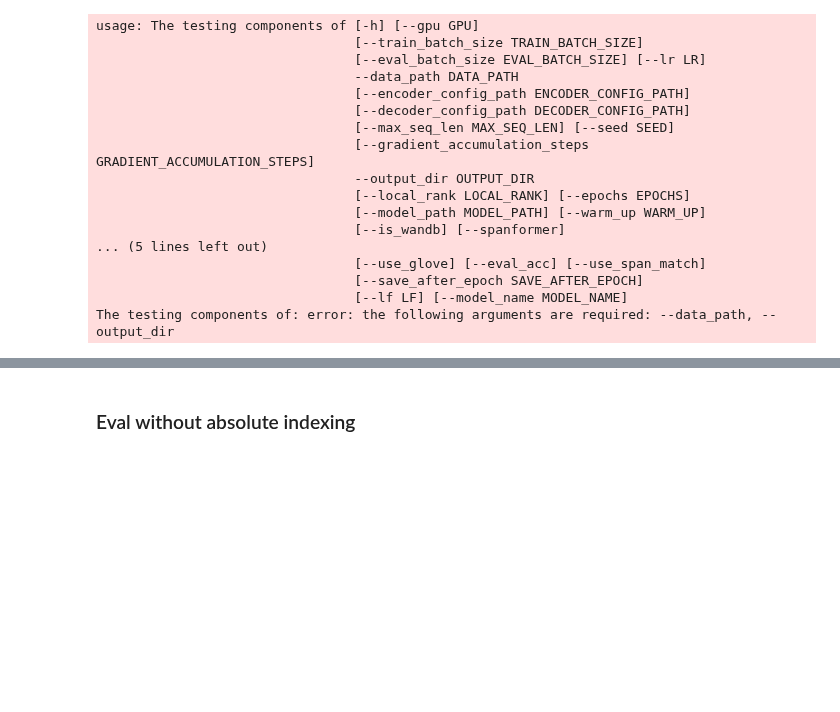
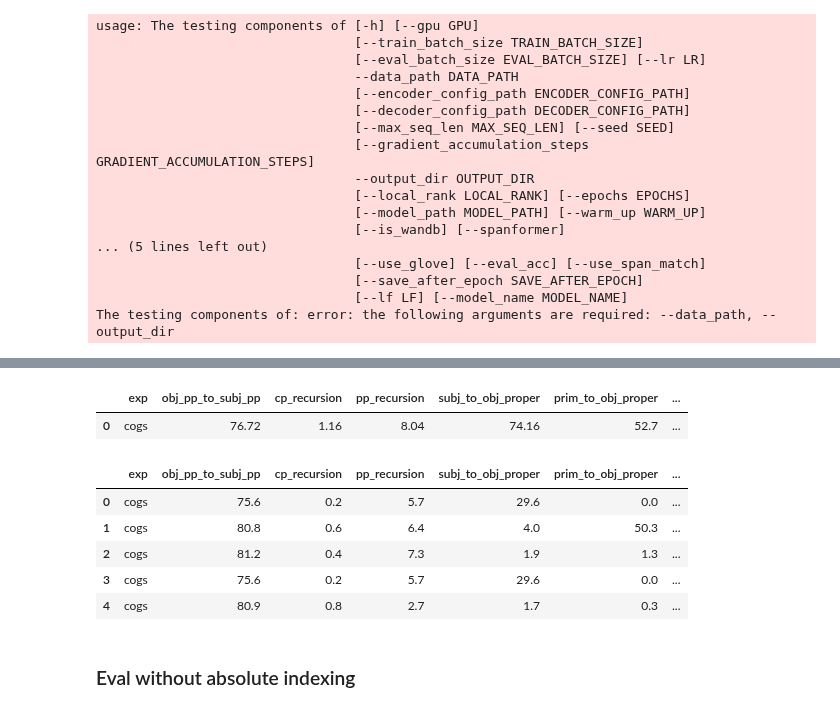
Before and after one commit to frankaging/ReCOGS, a Jupyter notebook: run_cogs.ipynb, the cells around one changed output, grey strips where cells are left out. Saved outputs shown, nothing was run; the diff lists cells and outputs as text; code cells hidden in the pictures; blank space fills up the shorter version.

```diff
--- a/run_cogs.ipynb
+++ b/run_cogs.ipynb
@@ -656,3 +689,30 @@ results
+# %%
+result_tables = []
+for k,v in results.items():
+    result_tables += [[
+        k[1], v['obj_pp_to_subj_pp'],
+        v['cp_recursion'], v['pp_recursion'],
+        v['subj_to_obj_proper'], v['prim_to_obj_proper'], v['prim_to_subj_proper'],
+        v['lex_acc'], v['overall_acc'], v['test_acc']
+    ]]
+result_df = pd.DataFrame(result_tables, columns = [
+    'exp', 'obj_pp_to_subj_pp', 'cp_recursion', 'pp_recursion',
+    'subj_to_obj_proper', 'prim_to_obj_proper', 'prim_to_subj_proper',
+    'lex_acc', 'overall_acc', 'test_acc'
+])
+result_df.groupby(['exp'], as_index=False).mean()
+# %% [output]
+|  | exp | obj_pp_to_subj_pp | cp_recursion | pp_recursion | subj_to_obj_proper | prim_to_obj_proper | ... |
+| 0 | cogs | 76.72 | 1.16 | 8.04 | 74.16 | 52.7 | ... |
+# %%
+result_df
+# %% [output]
+|  | exp | obj_pp_to_subj_pp | cp_recursion | pp_recursion | subj_to_obj_proper | prim_to_obj_proper | ... |
+| 0 | cogs | 75.6 | 0.2 | 5.7 | 29.6 | 0.0 | ... |
+| 1 | cogs | 80.8 | 0.6 | 6.4 | 4.0 | 50.3 | ... |
+| 2 | cogs | 81.2 | 0.4 | 7.3 | 1.9 | 1.3 | ... |
+| 3 | cogs | 75.6 | 0.2 | 5.7 | 29.6 | 0.0 | ... |
+| 4 | cogs | 80.9 | 0.8 | 2.7 | 1.7 | 0.3 | ... |
 # %% [markdown]
 ### Eval without absolute indexing
 # %%
```
Also changed, not shown: parts of 3 cells of this notebook, 2 other files.
